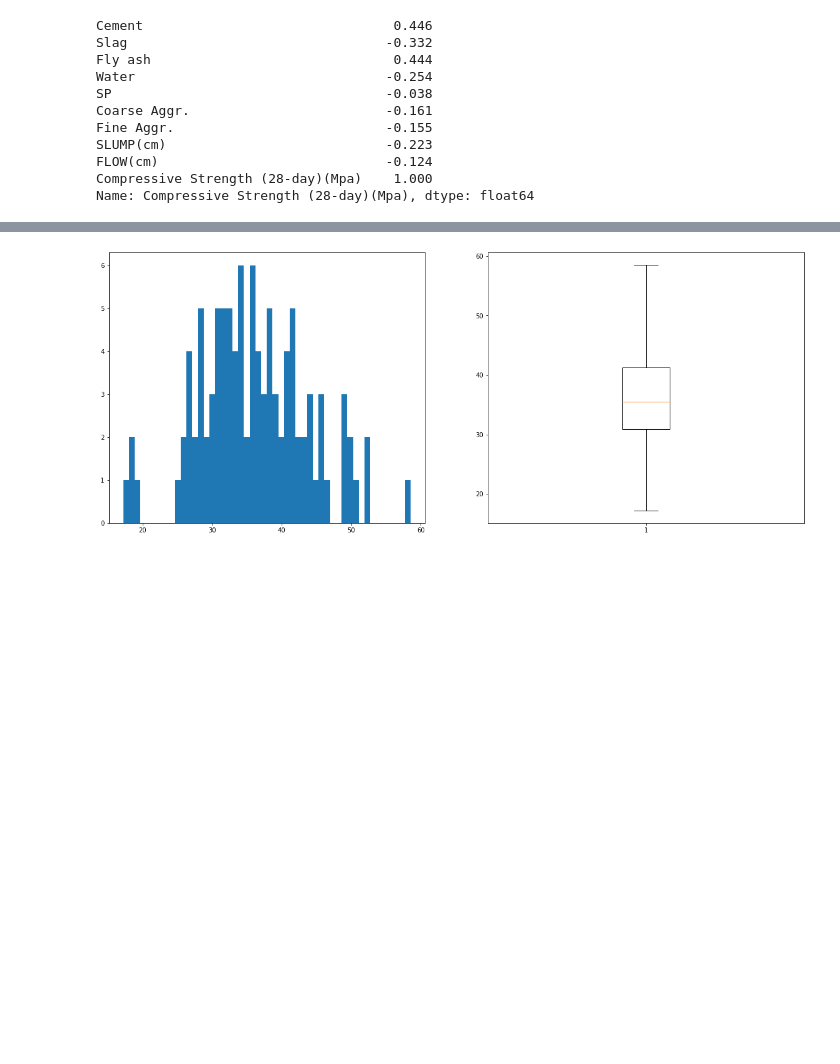
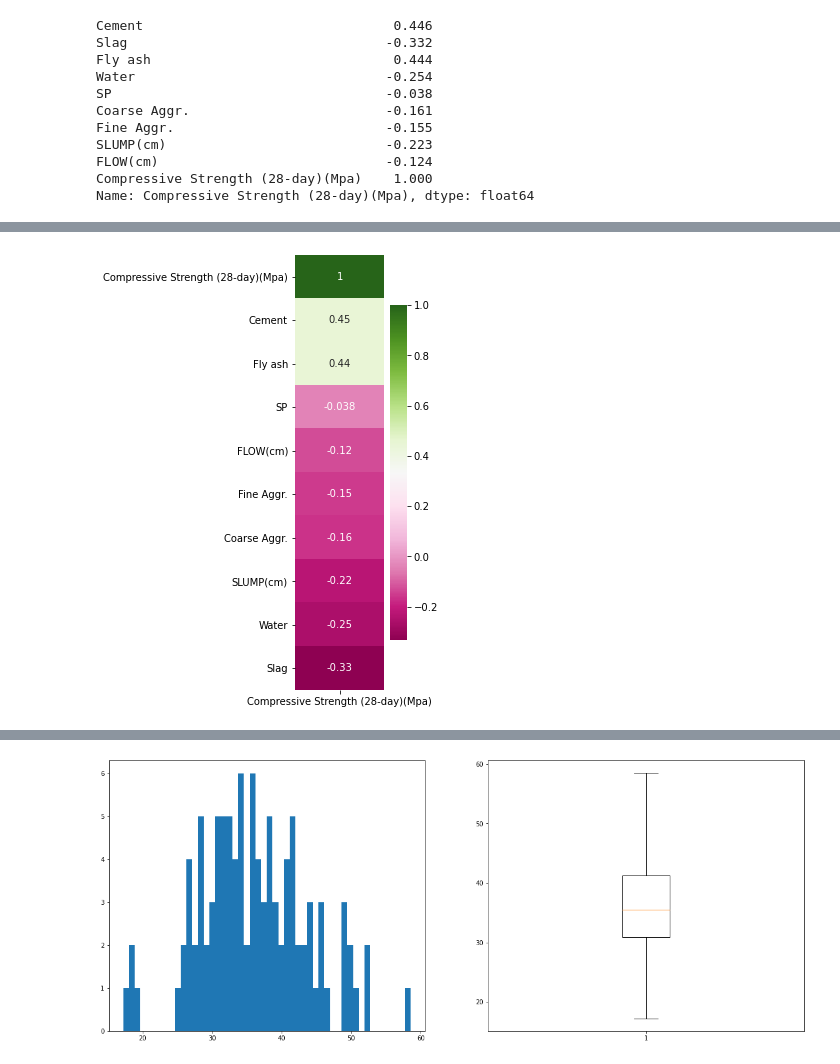
Before and after one commit to glcn35/machine_learning, a Jupyter notebook: assigment/D1178-gülcan_cement_slump_assignment_1.ipynb, the cells around one changed output, grey strips where cells are left out. Saved outputs shown, nothing was run; the diff lists cells and outputs as text; code cells hidden in the pictures; blank space fills up the shorter version.

```diff
--- a/assigment/D1178-gülcan_cement_slump_assignment_1.ipynb
+++ b/assigment/D1178-gülcan_cement_slump_assignment_1.ipynb
@@ -163,0 +166,6 @@ sns.heatmap(df.corr(), annot = True)
+# %%
+plt.figure(figsize=(2,8))
+sns.heatmap(df.corr()[['Compressive Strength (28-day)(Mpa)']].sort_values(by='Compressive Strength (28-day)(Mpa)', ascending=False), vmax = 1, annot=True, cmap="PiYG")
+plt.show()
+# %% [output]
+[figure, added]
```
Also changed, not shown: parts of 10 cells of this notebook.
